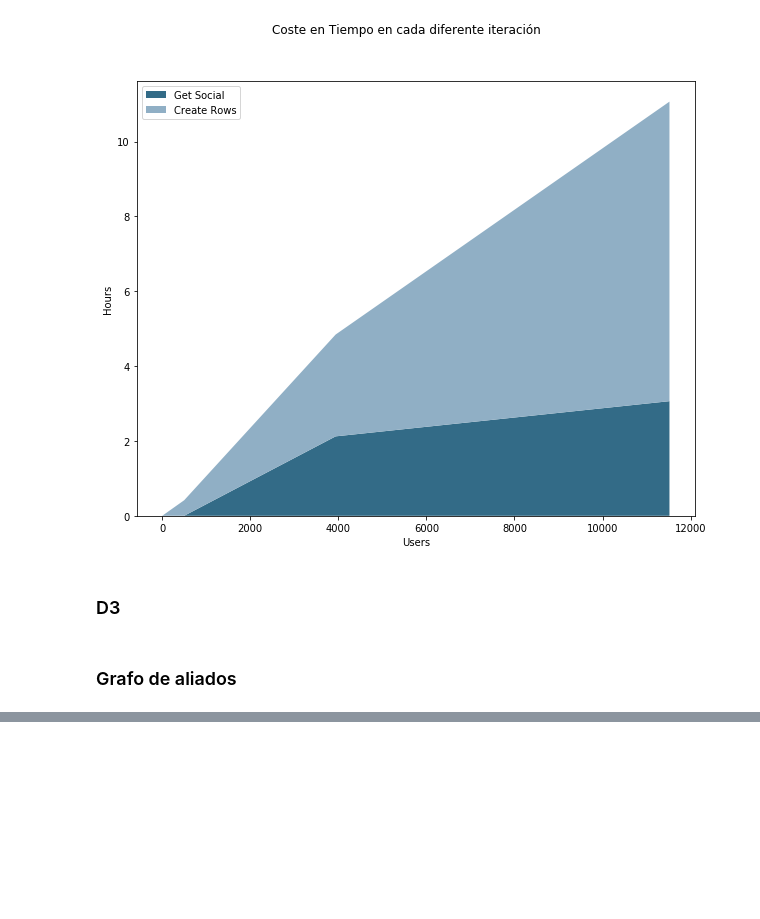
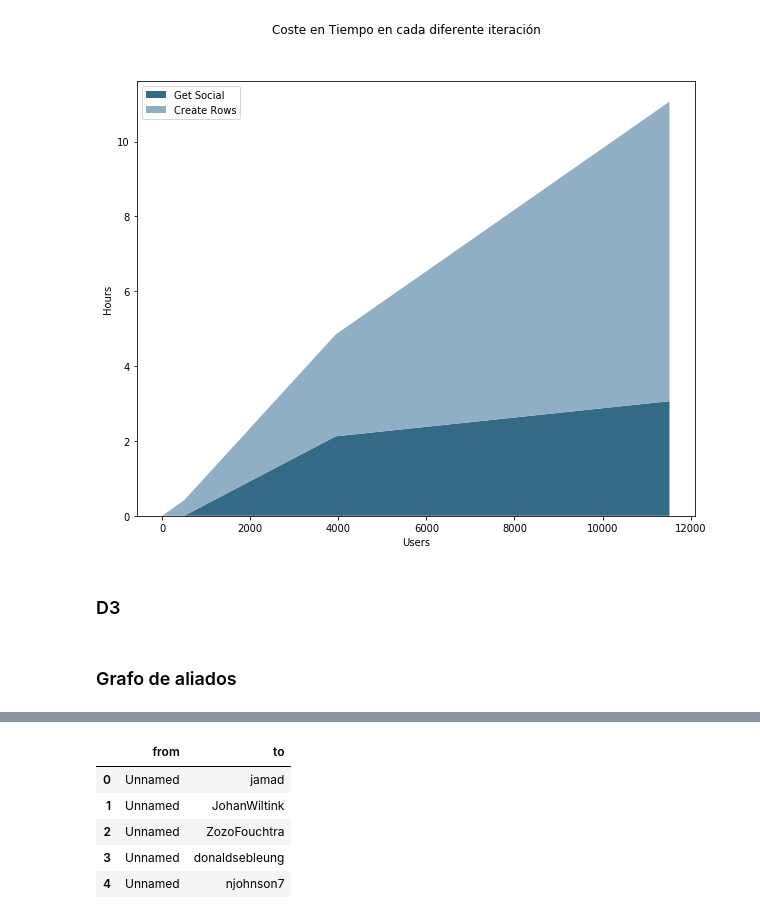
Before and after one commit to albertogcmr/final-project-codewars-ih, a Jupyter notebook: source/Representación de datos.ipynb, the cells around one changed output, grey strips where cells are left out. Drawn from its saved outputs; the diff is of its cells as text; code cells hidden in the pictures; blank space fills up the shorter version.

```diff
--- a/source/Representación de datos.ipynb
+++ b/source/Representación de datos.ipynb
@@ -124,0 +140,11 @@ nx.draw_kamada_kawai(G, node_size=50, node_color='#01579B', edge_color='#039BE5'
+# %%
+x, y = create_rows_graph(usuarios)
+df_social = pd.DataFrame({'from': x, 'to': y})
+df_social.head()
+# %% [output]
+|  | from | to |
+| 0 | Unnamed | jamad |
+| 1 | Unnamed | JohanWiltink |
+| 2 | Unnamed | ZozoFouchtra |
+| 3 | Unnamed | donaldsebleung |
+| 4 | Unnamed | njohnson7 |
```
Also changed, not shown: parts of 10 cells of this notebook, 4 other files.
